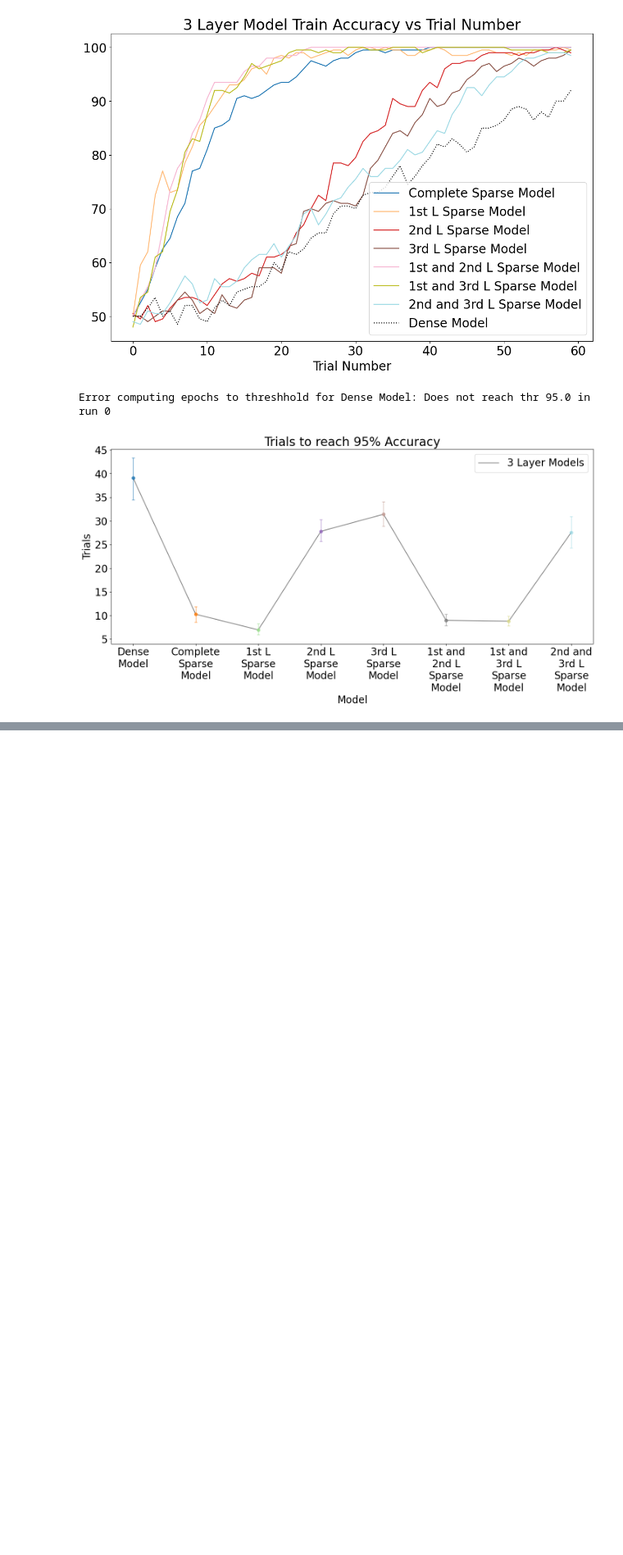
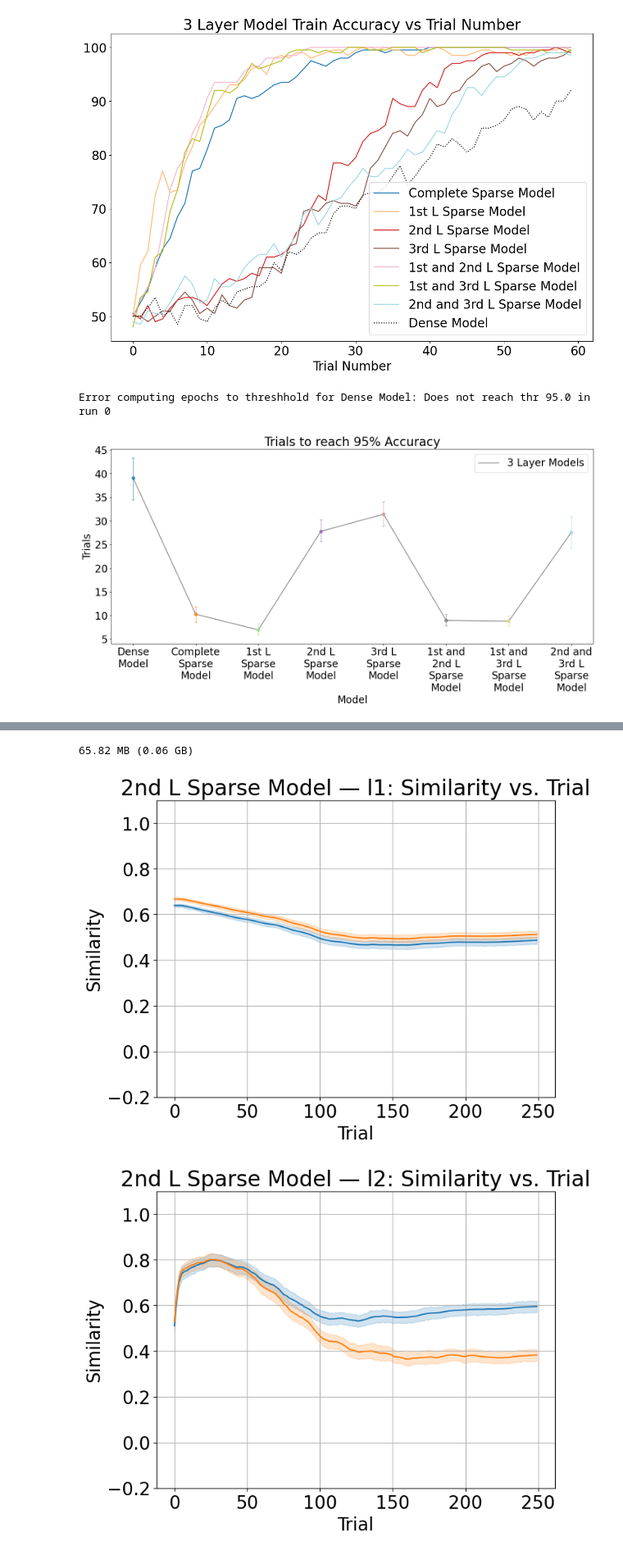
Before and after one commit to animeshsasan/hippocampal-cortex-learning, a Jupyter notebook: .ipynbs/test-results.ipynb, the cells around one changed output, grey strips where cells are left out. Shown at 82% size. Saved outputs shown, nothing was run; the diff lists cells and outputs as text; code cells hidden in the pictures; blank space fills up the shorter version.

```diff
--- a/.ipynbs/test-results.ipynb
+++ b/.ipynbs/test-results.ipynb
@@ -976,0 +1220,61 @@ Error computing epochs to threshhold for Dense Model: Does not reach thr 95.0 in
+# %%
+train_dfs = modelAnalysisUtils.create_train_similarity_complete_df_multi_run(multi_run_analysis_2L_7D)
+within_records = modelAnalysisUtils.create_train_avg_sim_graph(multi_run_analysis_2L_7D, needWithin=True)
+btw_records = modelAnalysisUtils.create_train_avg_sim_graph(multi_run_analysis_2L_7D, needWithin=False)
+combined_records = pd.concat([within_records, btw_records], ignore_index=True)
+
+size_bytes = combined_records.memory_usage(deep=True).sum()
+size_mb = size_bytes / 1024**2
+size_gb = size_bytes / 1024**3
+
+print(f"{size_mb:.2f} MB ({size_gb:.2f} GB)")
+combined_records.to_pickle("../outputs/7D_2L_similarity/7D_2L_similarity_records.pkl")
+with open("../outputs/7D_2L_similarity/train_dfs.pkl", "wb") as f:
+    pickle.dump(train_dfs, f)
+# %% [output]
+65.82 MB (0.06 GB)
+# %%
+combined_records = pd.read_pickle("../outputs/7D_2L_similarity/7D_2L_similarity_records.pkl")
+with open("../outputs/7D_2L_similarity/train_dfs.pkl", "rb") as f:
+    train_dfs = pickle.load(f)
+# %%
+model_to_plot = "2nd L Sparse Model"
+df_filtered = combined_records[combined_records["Model"] == model_to_plot]
+
+for layer_name, (df_mean, df_ci) in train_dfs[model_to_plot].items():
+    n_models = len(train_dfs[model_to_plot])
+    ymin = -0.2
+    ymax = 1.1
+    base_width, base_height = 8, 6
+    extra_height = min(max(0, (n_models - 5) * 0.3), 50)  # grow with many models
+    extra_width = min(max(0, (n_models - 5) * 3), 100)  # grow with many models
+
+    fig, ax = plt.subplots(figsize=(base_width + extra_width, base_height + extra_height))
+    ax.legend_.remove() if ax.legend_ else None
+    ax.set_ylim(ymin, ymax)
+
+    ax.tick_params(axis='both', which='major', labelsize=fontsize)
+
+    df_layer = df_filtered[df_filtered["Layer"] == layer_name]
+    sns.lineplot(
+        data=df_layer,
+        x="Epoch",
+        y="Value",
+        hue="Condition",          # each condition = a colored line
+        errorbar=("ci", 95),            # 95% CI
+        estimator="mean",         # mean per (epoch, condition)
+        # palette="tab10",
+        # alpha=0.8,
+        legend=False,
+        ax= ax
+    )
+    handles, labels = ax.get_legend_handles_labels()
+    # === Formatting ===
+    ax.set_title(f"{model_to_plot} — {layer_name}: Similarity vs. Trial", fontsize = title_fontsize)
+    ax.set_xlabel("Trial", fontsize = fontsize)
+    ax.set_ylabel("Similarity", fontsize = fontsize)
+    ax.grid(True)
+    plt.show()
+# %% [output]
+[figure, added]
+[figure, added]
```
Also changed, not shown: parts of 35 cells of this notebook, 5 other files.
